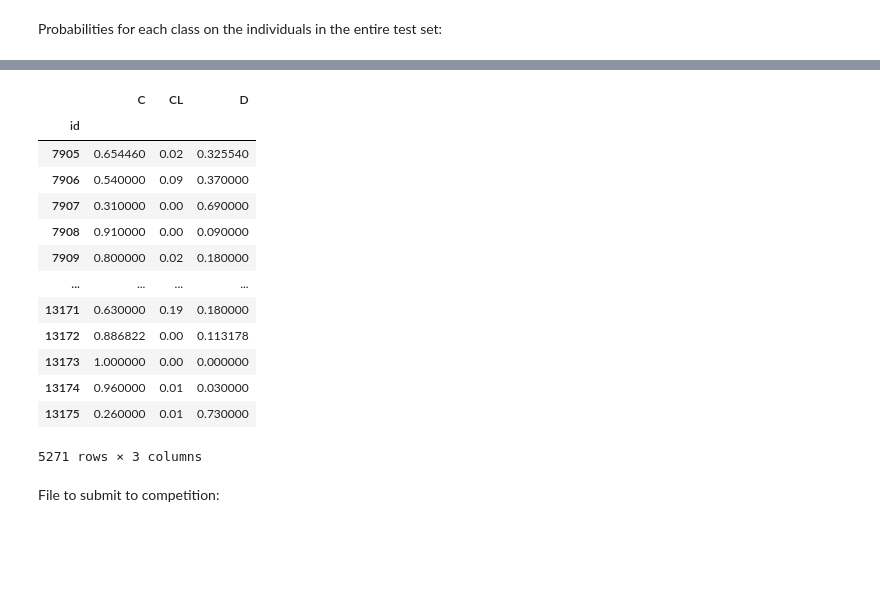
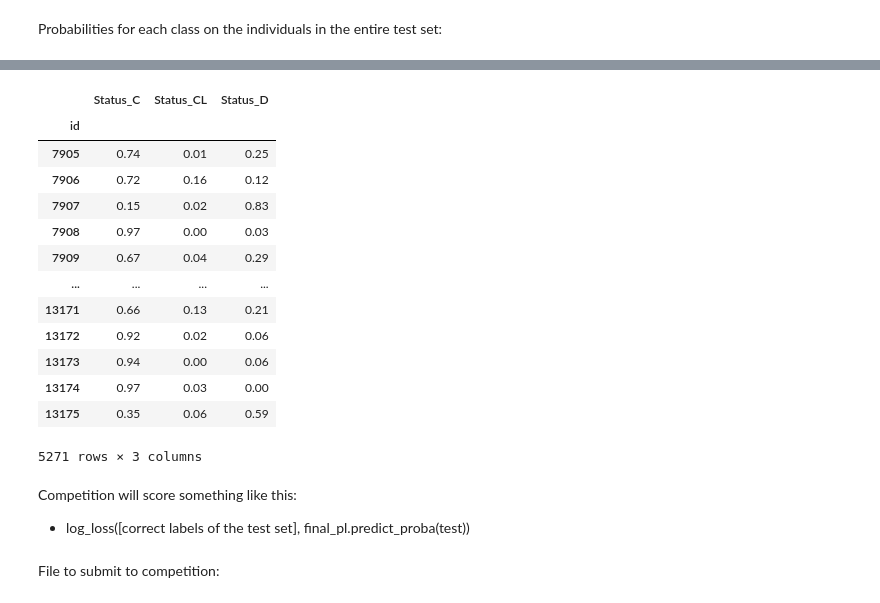
Before and after one commit to BrandonDioneda/Multi-Class-Prediction-of-Cirrhosis-Outcomes, a Jupyter notebook: cirrhosis.ipynb, the cells around one changed output, grey strips where cells are left out. Drawn from its saved outputs; the diff is of its cells as text; code cells hidden in the pictures; blank space fills up the shorter version.

```diff
--- a/cirrhosis.ipynb
+++ b/cirrhosis.ipynb
@@ -371,0 +408,34 @@ Model obviously overfit training set. The log loss metric was low, but was highe
+# %%
+std = ['N_Days', 'Age', 'Albumin', 'Platelets']
+log_std = ['Bilirubin', 'SGOT', 'Tryglicerides', 'Prothrombin', 'Cholesterol', 'Copper', 'Alk_Phos']
+
+preproc_base = ColumnTransformer(
+    transformers =
+    [
+        ('standardize', std_transformer, std),
+        ('log std', log_std_transformer, log_std)
+    ],
+    remainder='drop'
+)
+
+pca_base_pl = Pipeline(
+    [
+        ('preprocessor', preproc_base),
+        ('rfc', RandomForestClassifier(
+                random_state=69,
+                class_weight='balanced',
+                criterion='entropy',
+                max_features='sqrt'
+            )
+        )
+    ]
+)
+
+pca_base_pl.fit(data_X[numeric_feats], data_Y)
+transformed_data = pca_base_pl.named_steps['preprocessor'].transform(data)
+
+# Convert the transformed data array to a DataFrame
+transformed_df = pd.DataFrame(transformed_data, columns=std + log_std)
+
+# Concatenate the transformed DataFrame with the remaining columns from the original DataFrame
+final_transformed_df = pd.concat([transformed_df, data.drop(columns=std + log_std)], axis=1)
@@ -541,2 +741,4 @@ final_pl_predicted_test_Y  = final_pl.predict_proba(test_X)
 # %% [markdown]
 Fitting onto all of training data:
+# %%
+base_pl.fit(data_X, data_Y)
@@ -585,22 +815,22 @@ array([[0.65446025, 0.02      , 0.32553975],
 # %%
-submission = pd.DataFrame(final_pl.predict_proba(test))
-submission.columns = final_pl.classes_
-submission['id'] = test.id
-submission = submission[['id', 'C',	'CL', 'D']]
+submission = pd.DataFrame(base_pl.predict_proba(test))
+submission.columns = ['Status_C',	'Status_CL', 'Status_D']
+submission['id'] = test.index
+submission = submission[['id', 'Status_C',	'Status_CL', 'Status_D']]
 submission.set_index('id', inplace=True)
 submission
 # %% [output]
-|  | C | CL | D |
+|  | Status_C | Status_CL | Status_D |
 | id |  |  |  |
-| 7905 | 0.654460 | 0.02 | 0.325540 |
-| 7906 | 0.540000 | 0.09 | 0.370000 |
-| 7907 | 0.310000 | 0.00 | 0.690000 |
-| 7908 | 0.910000 | 0.00 | 0.090000 |
-| 7909 | 0.800000 | 0.02 | 0.180000 |
+| 7905 | 0.74 | 0.01 | 0.25 |
+| 7906 | 0.72 | 0.16 | 0.12 |
+| 7907 | 0.15 | 0.02 | 0.83 |
+| 7908 | 0.97 | 0.00 | 0.03 |
+| 7909 | 0.67 | 0.04 | 0.29 |
 | ... | ... | ... | ... |
-| 13171 | 0.630000 | 0.19 | 0.180000 |
-| 13172 | 0.886822 | 0.00 | 0.113178 |
-| 13173 | 1.000000 | 0.00 | 0.000000 |
-| 13174 | 0.960000 | 0.01 | 0.030000 |
-| 13175 | 0.260000 | 0.01 | 0.730000 |
+| 13171 | 0.66 | 0.13 | 0.21 |
+| 13172 | 0.92 | 0.02 | 0.06 |
+| 13173 | 0.94 | 0.00 | 0.06 |
+| 13174 | 0.97 | 0.03 | 0.00 |
+| 13175 | 0.35 | 0.06 | 0.59 |
 5271 rows × 3 columns
@@ -607,3 +844,6 @@ submission
+# %% [markdown]
+Competition will score something like this:
+- log_loss([correct labels of the test set], final_pl.predict_proba(test))
 # %% [markdown]
 File to submit to competition:
 # %%
```
Also changed, not shown: parts of 54 cells of this notebook, 1 other file.
